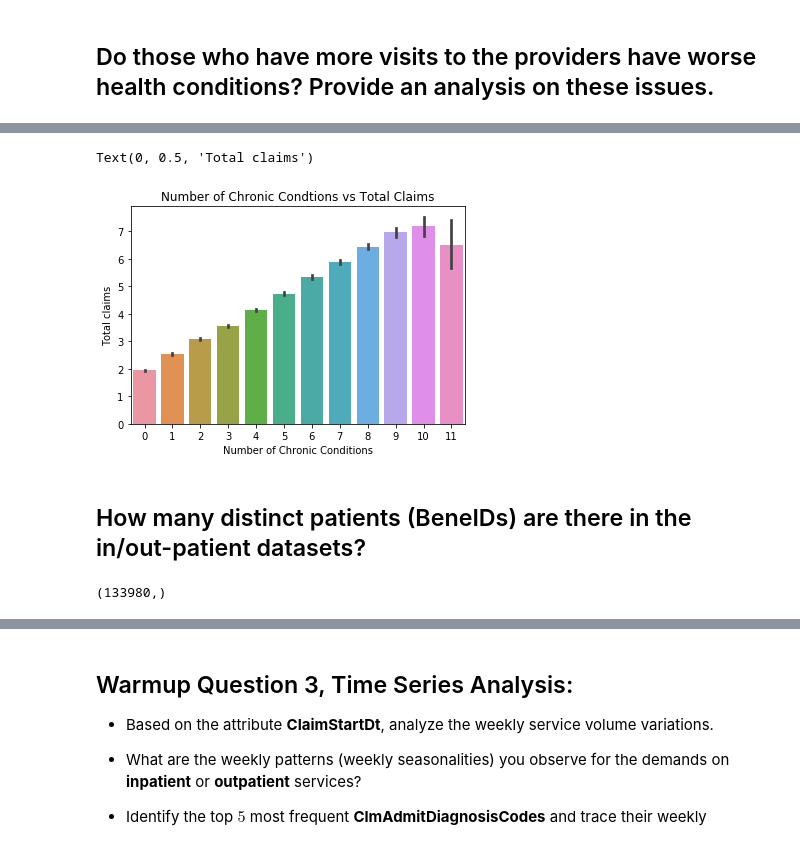
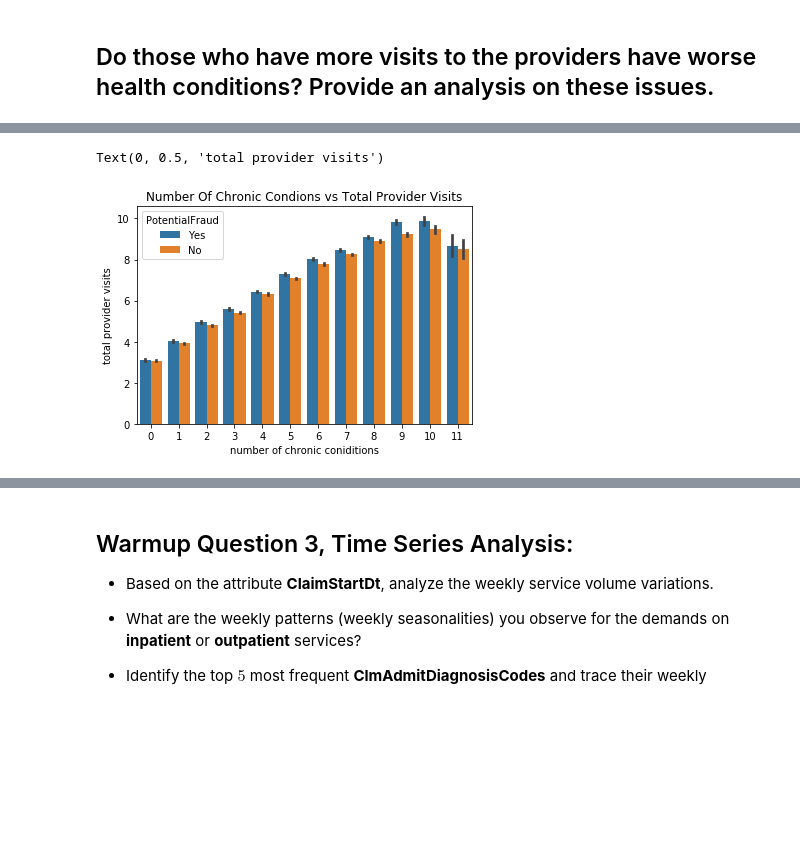
Before and after one commit to randypantinople/HealthCareFraudDetection, a Jupyter notebook: randypantinople/healthCareFraudDetection(randy).ipynb, the cells around one changed output, grey strips where cells are left out. Drawn from its saved outputs; the diff is of its cells as text; code cells hidden in the pictures; blank space fills up the shorter version.

```diff
--- a/randypantinople/healthCareFraudDetection(randy).ipynb
+++ b/randypantinople/healthCareFraudDetection(randy).ipynb
@@ -223,0 +205,11 @@ claimsCond = pd.merge(bene_claim, patient_chronic, on='BeneID', how='left')
+# %%
+patientChronic = full_data.filter(regex='Chronic').replace(to_replace=2, value=0).sum(axis=1).\
+reset_index(name='NumChronicCond')
+
+chronicCond = pd.concat([patientChronic, full_data[['BeneID', 'PotentialFraud']]], axis =1)
+# %%
+claims = full_data.groupby(['BeneID', 'ClaimID'])['ClaimID'].count().reset_index(name='TotClms').\
+groupby('BeneID')['TotClms'].count().reset_index()
+# %%
+chronicClaims = pd.merge(chronicCond, claims, on='BeneID')
+chronicClaims
@@ -224,18 +230,8 @@ claimsCond = pd.merge(bene_claim, patient_chronic, on='BeneID', how='left')
 # %%
-sns.barplot(x='numChronicCond', y='ClaimID', data=claimsCond)
-plt.title('Number of Chronic Condtions vs Total Claims')
-plt.xlabel('Number of Chronic Conditions')
-plt.ylabel('Total claims')
+sns.barplot(x='NumChronicCond', y='TotClms', data=chronicClaims, hue='PotentialFraud')
+plt.title('Number Of Chronic Condions vs Total Provider Visits')
+plt.xlabel('number of chronic coniditions')
+plt.ylabel('total provider visits')
 # %% [output]
-Text(0, 0.5, 'Total claims')
+Text(0, 0.5, 'total provider visits')
-[figure, old version]
+[figure, new version]
-# %% [markdown]
-## How many distinct patients (BeneIDs) are there in the in/out-patient datasets?
-# %%
-#There are 31,289 distinct inpatient patients
-full_data.loc[full_data.patientType=='inpatient'].BeneID.unique().shape
-
-#Tehre are 133,980 distinct outpatient patients
-full_data.loc[full_data.patientType=='outpatient'].BeneID.unique().shape
-# %% [output]
-(133980,)
```
Also changed, not shown: parts of 86 cells of this notebook, 1 other file.
